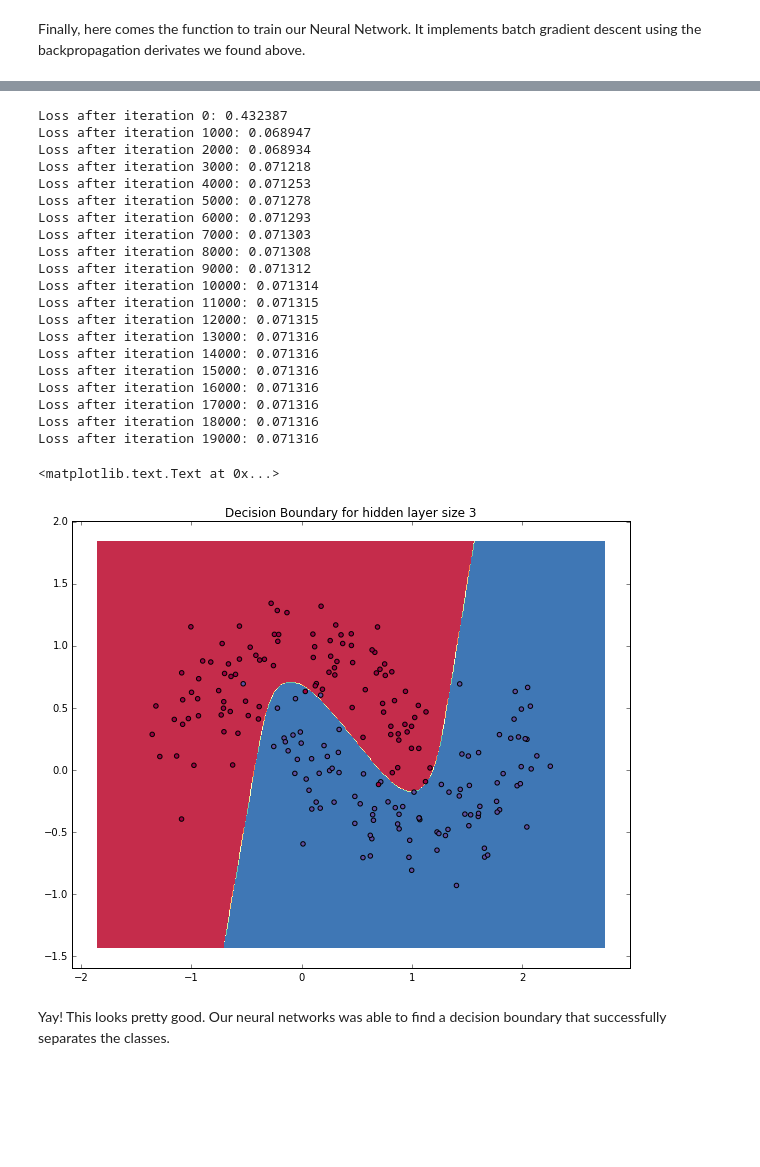
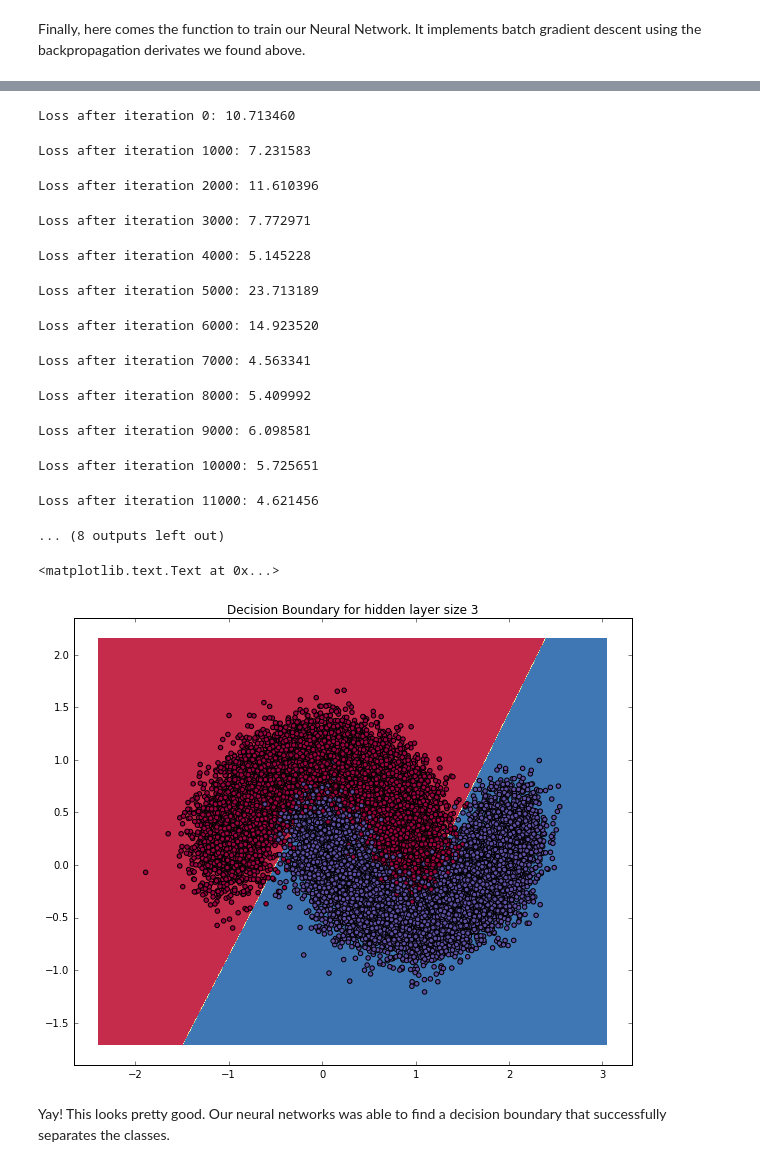
Before and after one commit to squidarth/nn-from-scratch, a Jupyter notebook: nn-from-scratch.ipynb, the cells around one changed output, grey strips where cells are left out. Drawn from its saved outputs; the diff is of its cells as text; code cells hidden in the pictures; blank space fills up the shorter version.

```diff
--- a/nn-from-scratch.ipynb
+++ b/nn-from-scratch.ipynb
@@ -31,7 +29,7 @@ Let's start by generating a dataset we can play with. Fortunately, [scikit-learn
 # %%
 # Generate a dataset and plot it
 np.random.seed(0)
-X, y = sklearn.datasets.make_moons(200, noise=0.20)
+X, y = sklearn.datasets.make_moons(20000, noise=0.20)
 plt.scatter(X[:,0], X[:,1], s=40, c=y, cmap=plt.cm.Spectral)
 # %% [output]
 <matplotlib.collections.PathCollection at 0x...>
@@ -201,7 +199,7 @@ def build_model(nn_hdim, num_passes=20000, print_loss=False):
     model = {}
 
     # Gradient descent. For each batch...
-    for i in range(0, num_passes):
+    for i in tqdm(range(0, num_passes)):
 
         # Forward propagation
         z1 = X.dot(W1) + b1
@@ -401,32 +328,25 @@ Loss after iteration 4900: 0.069136
 # Build a model with a 3-dimensional hidden layer
 model = build_model(3, print_loss=True)
 # %% [output]
-Loss after iteration 0: 0.432387
-Loss after iteration 1000: 0.068947
-Loss after iteration 2000: 0.068934
-Loss after iteration 3000: 0.071218
-Loss after iteration 4000: 0.071253
-Loss after iteration 5000: 0.071278
-Loss after iteration 6000: 0.071293
-Loss after iteration 7000: 0.071303
-Loss after iteration 8000: 0.071308
-Loss after iteration 9000: 0.071312
-Loss after iteration 10000: 0.071314
-Loss after iteration 11000: 0.071315
-Loss after iteration 12000: 0.071315
-Loss after iteration 13000: 0.071316
-Loss after iteration 14000: 0.071316
-Loss after iteration 15000: 0.071316
-Loss after iteration 16000: 0.071316
-Loss after iteration 17000: 0.071316
-Loss after iteration 18000: 0.071316
-Loss after iteration 19000: 0.071316
+Loss after iteration 0: 10.713460
+Loss after iteration 1000: 7.231583
+Loss after iteration 2000: 11.610396
+Loss after iteration 3000: 7.772971
+Loss after iteration 4000: 5.145228
+Loss after iteration 5000: 23.713189
+Loss after iteration 6000: 14.923520
+Loss after iteration 7000: 4.563341
+Loss after iteration 8000: 5.409992
+Loss after iteration 9000: 6.098581
+Loss after iteration 10000: 5.725651
+Loss after iteration 11000: 4.621456
+... (8 outputs left out)
 # %%
-plot_decision_boundary(lambda x: predict(model_with_learning_decay, x))
+plot_decision_boundary(lambda x: predict(model, x))
 plt.title("Decision Boundary for hidden layer size 3")
 # %% [output]
 <matplotlib.text.Text at 0x...>
-[figure, old version]
+[figure, new version]
 # %% [markdown]
 Yay! This looks pretty good. Our neural networks was able to find a decision boundary that successfully separates the classes.
 # %% [markdown]
```
Also changed, not shown: parts of 6 cells of this notebook.
